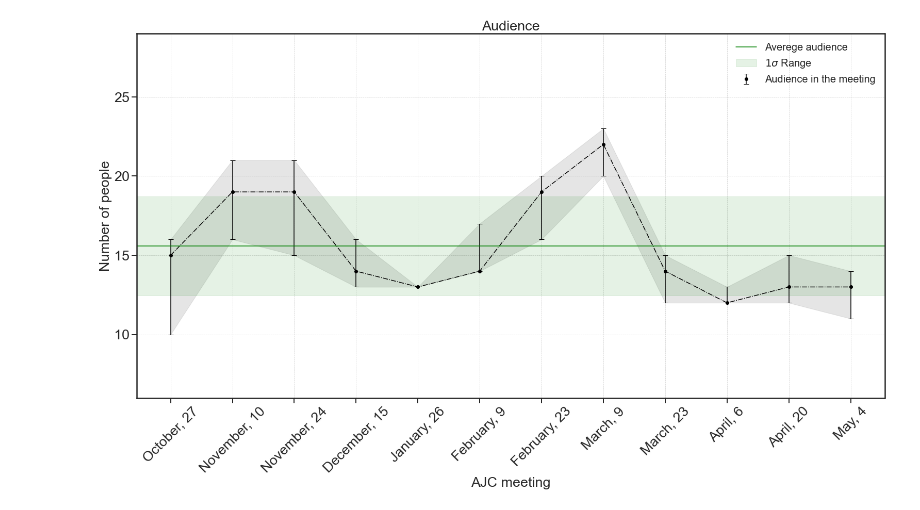
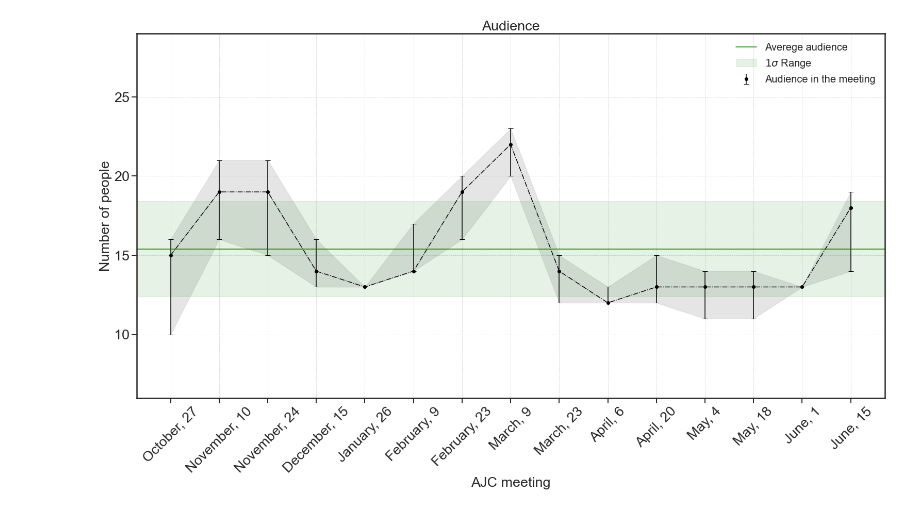
Before and after one commit to WilliamGiare/Astrophysics_Journal_CLub, a Jupyter notebook: Data & Analysis/AJC_analysis.ipynb, the cells around one changed output. Saved outputs shown, nothing was run; the diff lists cells and outputs as text; code cells hidden in the pictures.

```diff
--- a/Data & Analysis/AJC_analysis.ipynb
+++ b/Data & Analysis/AJC_analysis.ipynb
@@ -141,34 +141,37 @@ ax1.errorbar(AJC_data[:,0],AJC_data[:,3], yerr=asymmetric_error,alpha=1,color="k
 ax1.plot(AJC_data[:,0],AJC_data[:,3],color="k",linestyle="-.")
 
 plt.fill_between(AJC_data[:,0],AJC_data[:,1],AJC_data[:,2],color="gray",alpha=0.2)
 
 plt.axhline(Aud_mean,color='green',label="Averege audience")
 plt.axhspan(Aud_mean-Aud_std,Aud_mean+Aud_std,color="green",alpha=0.1,label="$1\sigma$ Range")
 
 #ax1.scatter(AJC_data[:,0],AJC_data[:,3],s=80, alpha=1,color="k")
 
 labels = [item.get_text() for item in ax1.get_xticklabels()]
 labels[0]='October, 27'
 labels[1]='November, 10'
 labels[2]='November, 24'
 labels[3]='December, 15'
 labels[4]='January, 26'
 labels[5]='February, 9'
 labels[6]='February, 23'
 labels[7]='March, 9'
 labels[8]='March, 23'
 labels[9]='April, 6'
 labels[10]='April, 20'
 labels[11]='May, 4'
+labels[12]='May, 18'
+labels[13]='June, 1'
+labels[14]='June, 15'
 ax1.set_xticklabels(labels)
 
 plt.legend(fontsize="20")
 
 plt.show()
 
 #plt.savefig("Plot/Audiance.pdf")
 # %% [output]
-[figure, old version]
+[figure, new version]
 # %%
 plt.rcParams["axes.edgecolor"] = "0.15"
 plt.rcParams["axes.linewidth"]  = "2.5"
```
Also changed, not shown: parts of 8 cells of this notebook, 2 other files.
